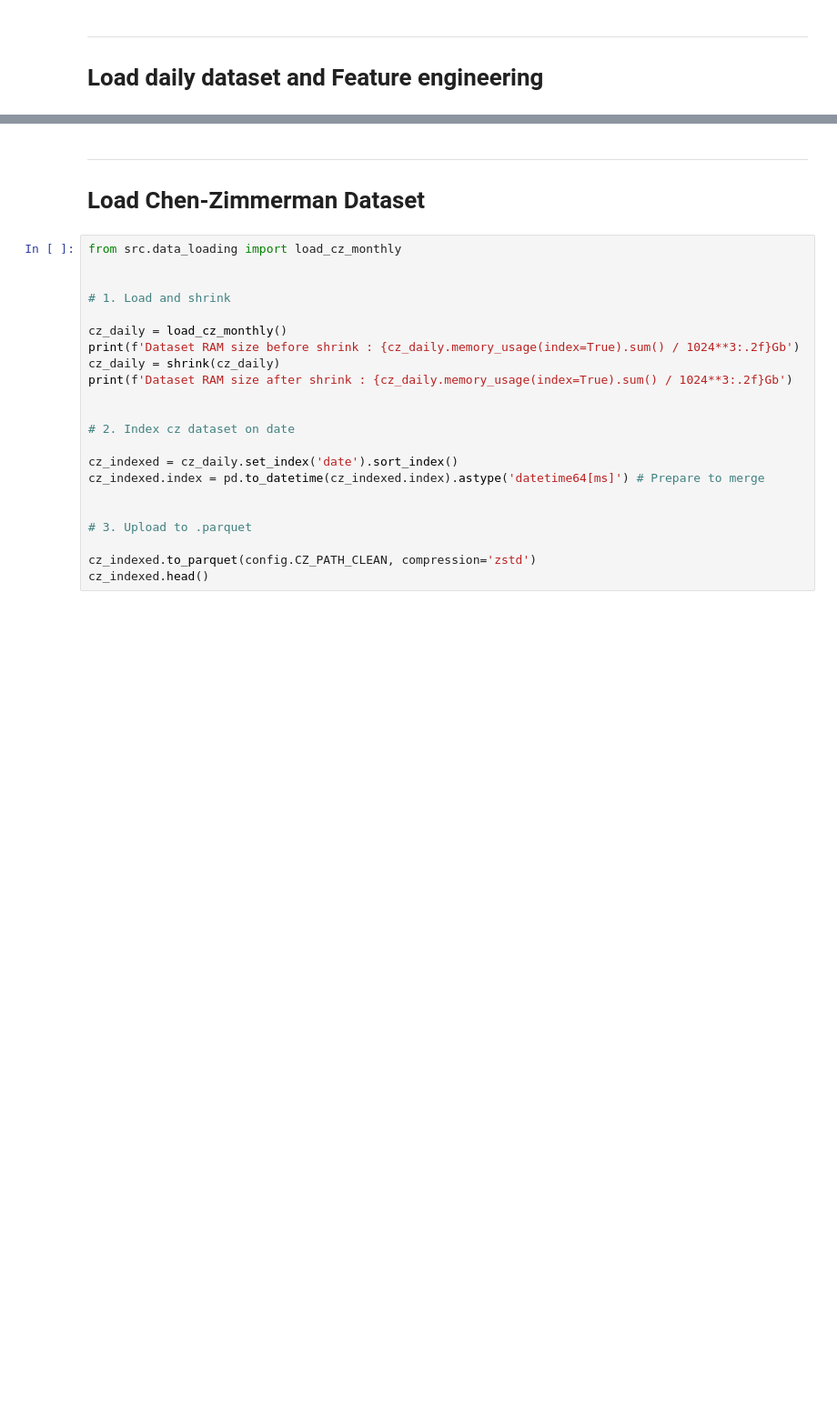
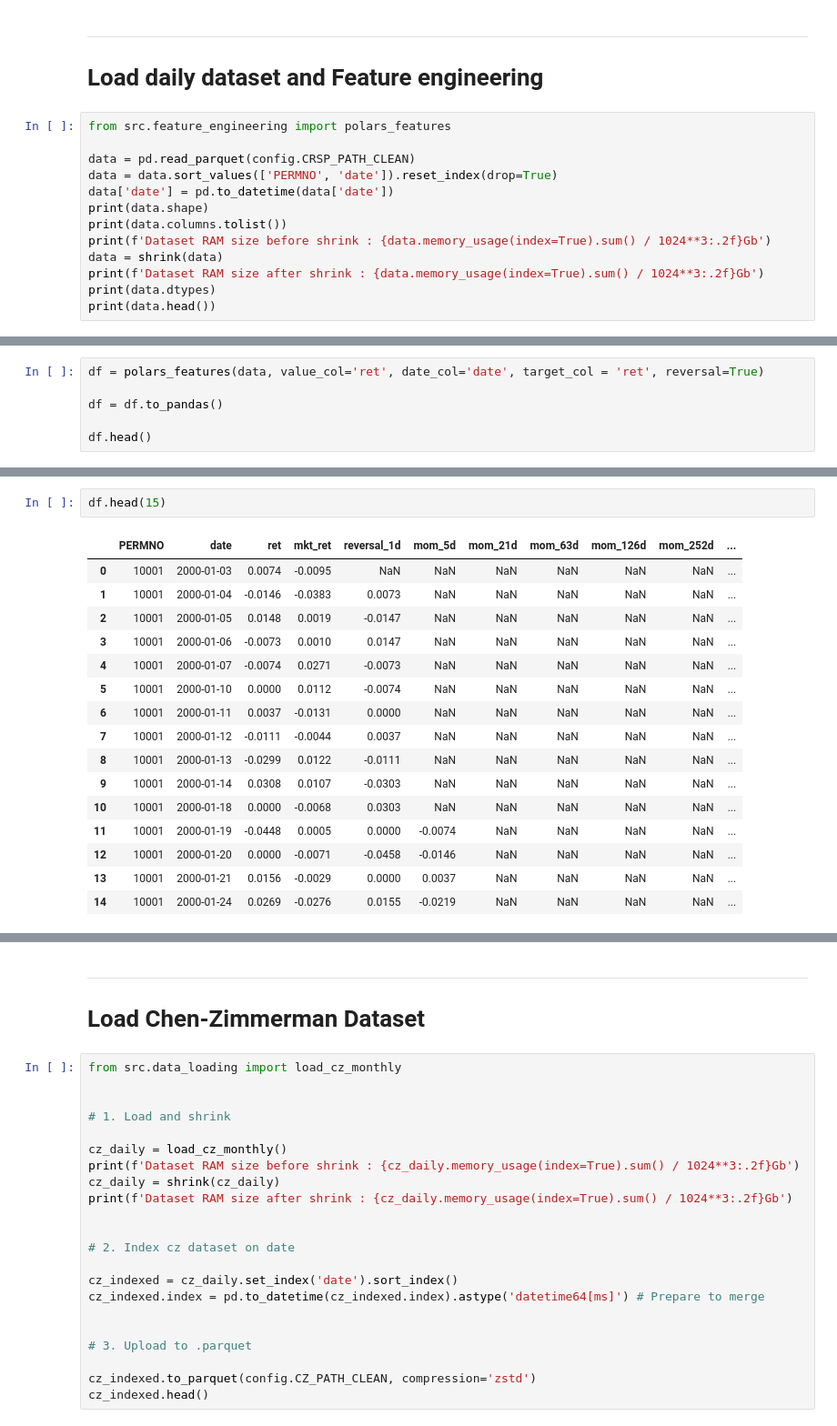
Before and after one commit to leo-wun/Can-Signal-Ensembles-beat-the-S-P500, a Jupyter notebook: notebooks/02_features.ipynb, the cells around one changed output, grey strips where cells are left out. Shown at 91% size. Saved outputs shown, nothing was run; the diff lists cells and outputs as text; blank space fills up the shorter version.

Commit message:
New build features using polars

```diff
--- a/notebooks/02_features.ipynb
+++ b/notebooks/02_features.ipynb
@@ -28,3 +28,16 @@ pd.set_option('display.float_format', '{:.4f}'.format)
 # %% [markdown]
 ---
 # Load daily dataset and Feature engineering
+# %%
+from src.feature_engineering import polars_features
+
+data = pd.read_parquet(config.CRSP_PATH_CLEAN)
+data = data.sort_values(['PERMNO', 'date']).reset_index(drop=True)
+data['date'] = pd.to_datetime(data['date'])
+print(data.shape)
+print(data.columns.tolist())
+print(f'Dataset RAM size before shrink : {data.memory_usage(index=True).sum() / 1024**3:.2f}Gb')
+data = shrink(data)
+print(f'Dataset RAM size after shrink : {data.memory_usage(index=True).sum() / 1024**3:.2f}Gb')
+print(data.dtypes)
+print(data.head())
@@ -30,0 +60,6 @@ pd.set_option('display.float_format', '{:.4f}'.format)
+# %%
+df = polars_features(data, value_col='ret', date_col='date', target_col = 'ret', reversal=True)
+
+df = df.to_pandas()
+
+df.head()
@@ -31,3 +73,22 @@ pd.set_option('display.float_format', '{:.4f}'.format)
+# %%
+df.head(15)
+# %% [output]
+|  | PERMNO | date | ret | mkt_ret | reversal_1d | mom_5d | mom_21d | mom_63d | mom_126d | mom_252d | ... |
+| 0 | 10001 | 2000-01-03 | 0.0074 | -0.0095 | NaN | NaN | NaN | NaN | NaN | NaN | ... |
+| 1 | 10001 | 2000-01-04 | -0.0146 | -0.0383 | 0.0073 | NaN | NaN | NaN | NaN | NaN | ... |
+| 2 | 10001 | 2000-01-05 | 0.0148 | 0.0019 | -0.0147 | NaN | NaN | NaN | NaN | NaN | ... |
+| 3 | 10001 | 2000-01-06 | -0.0073 | 0.0010 | 0.0147 | NaN | NaN | NaN | NaN | NaN | ... |
+| 4 | 10001 | 2000-01-07 | -0.0074 | 0.0271 | -0.0073 | NaN | NaN | NaN | NaN | NaN | ... |
+| 5 | 10001 | 2000-01-10 | 0.0000 | 0.0112 | -0.0074 | NaN | NaN | NaN | NaN | NaN | ... |
+| 6 | 10001 | 2000-01-11 | 0.0037 | -0.0131 | 0.0000 | NaN | NaN | NaN | NaN | NaN | ... |
+| 7 | 10001 | 2000-01-12 | -0.0111 | -0.0044 | 0.0037 | NaN | NaN | NaN | NaN | NaN | ... |
+| 8 | 10001 | 2000-01-13 | -0.0299 | 0.0122 | -0.0111 | NaN | NaN | NaN | NaN | NaN | ... |
+| 9 | 10001 | 2000-01-14 | 0.0308 | 0.0107 | -0.0303 | NaN | NaN | NaN | NaN | NaN | ... |
+| 10 | 10001 | 2000-01-18 | 0.0000 | -0.0068 | 0.0303 | NaN | NaN | NaN | NaN | NaN | ... |
+| 11 | 10001 | 2000-01-19 | -0.0448 | 0.0005 | 0.0000 | -0.0074 | NaN | NaN | NaN | NaN | ... |
+| 12 | 10001 | 2000-01-20 | 0.0000 | -0.0071 | -0.0458 | -0.0146 | NaN | NaN | NaN | NaN | ... |
+| 13 | 10001 | 2000-01-21 | 0.0156 | -0.0029 | 0.0000 | 0.0037 | NaN | NaN | NaN | NaN | ... |
+| 14 | 10001 | 2000-01-24 | 0.0269 | -0.0276 | 0.0155 | -0.0219 | NaN | NaN | NaN | NaN | ... |
 # %%
 from src.feature_engineering import build_features
 
```
Also changed, not shown: parts of 4 cells of this notebook, 3 other files.
